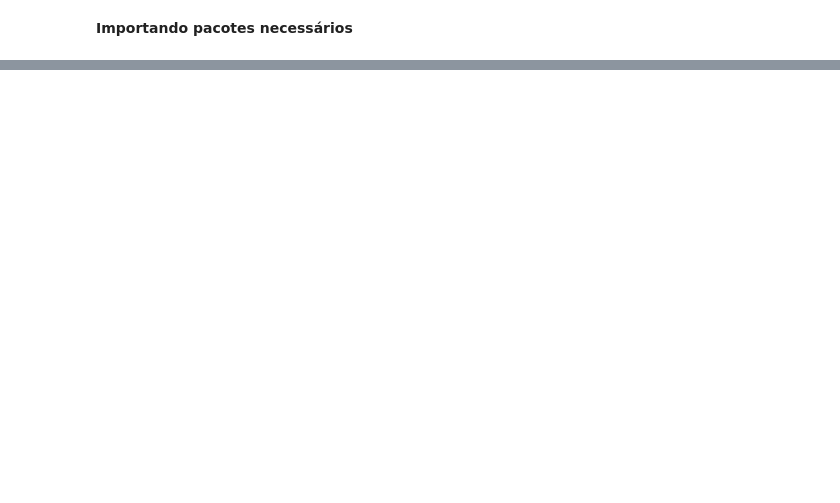
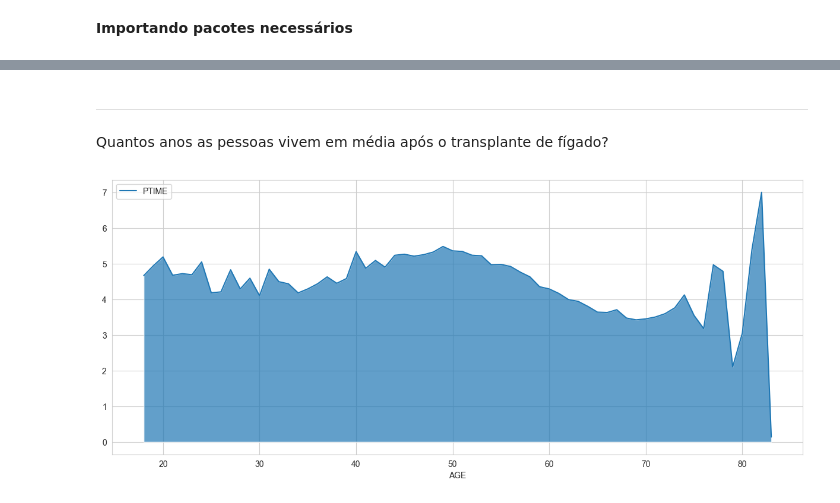
Before and after one commit to bruno-valero/Health_Analytics, a Jupyter notebook: Health_Analytics.ipynb, the cells around one changed output, grey strips where cells are left out. Saved outputs shown, nothing was run; the diff lists cells and outputs as text; code cells hidden in the pictures; blank space fills up the shorter version.

```diff
--- a/Health_Analytics.ipynb
+++ b/Health_Analytics.ipynb
@@ -22,0 +195,10 @@ ds = Dataset()
+# %% [markdown]
+---
+Quantos anos as pessoas vivem em média após o transplante de fígado?
+# %%
+age_ptime = ds.groupby('AGE').agg({'PTIME':'mean'}) / 365
+age_ptime.plot(linewidth = 1.5, figsize = (15,6))
+plt.fill_between(x = age_ptime.index, y1 = age_ptime['PTIME'], alpha = 0.7)
+plt.show();
+# %% [output]
+[figure, added]
```
Also changed, not shown: parts of 24 cells of this notebook.
